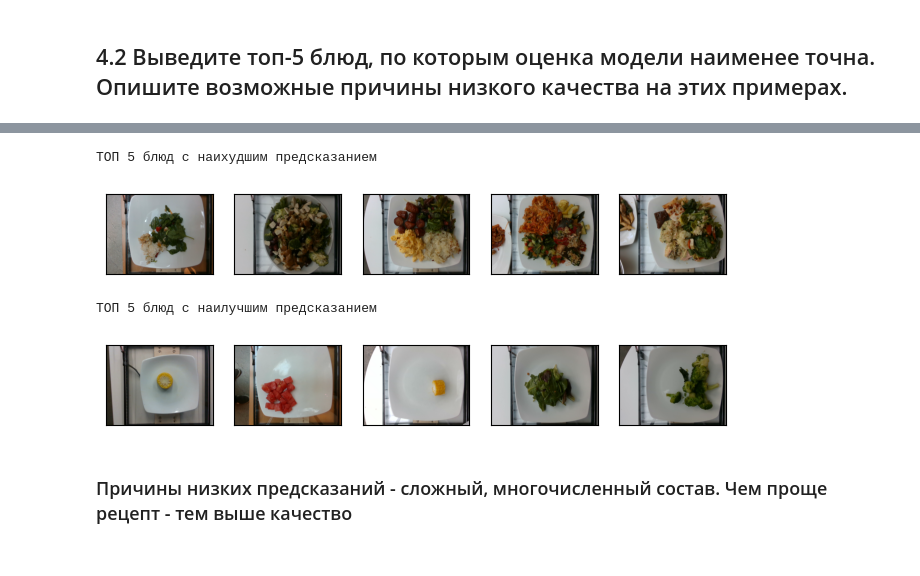
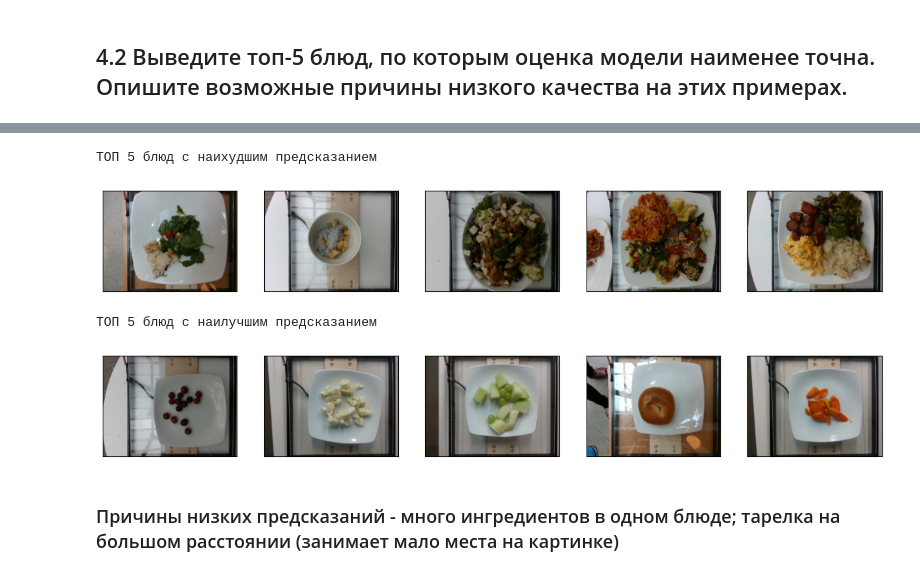
Before and after one commit to russele7/practicum_dle_sprint_4, a Jupyter notebook: solution.ipynb, the cells around one changed output, grey strips where cells are left out. Cells and saved outputs as stored; diff of their text form; code cells hidden in the pictures.

```diff
--- a/solution.ipynb
+++ b/solution.ipynb
@@ -157,7 +157,7 @@ class Config:
     TEXT_LR = 3e-5
     IMAGE_LR = 1e-4
     REGRESSOR_LR = 1e-3
-    EPOCHS = 20 #30
+    EPOCHS = 12 #30
     DROPOUT = 0.2
     HIDDEN_DIM = 256
 
@@ -283,14 +332,14 @@ df
 # %%
 print(f'ТОП 5 блюд с наихудшим предсказанием')
-plot_images_flatten(df['dish_id'][:5], sample_flg=False)
+plot_images_flatten(df['dish_id'][:5], sample_flg=False, figsize=(15, 15))
 # %% [output]
 ТОП 5 блюд с наихудшим предсказанием
-[figure, old version]
+[figure, new version]
 # %%
 print(f'ТОП 5 блюд с наилучшим предсказанием')
-plot_images_flatten(df['dish_id'][-5:], sample_flg=False)
+plot_images_flatten(df['dish_id'][-5:], sample_flg=False, figsize=(15, 15))
 # %% [output]
 ТОП 5 блюд с наилучшим предсказанием
-[figure, old version]
+[figure, new version]
 # %% [markdown]
-### Причины низких предсказаний - сложный, многочисленный состав. Чем проще рецепт - тем выше качество
+### Причины низких предсказаний - много ингредиентов в одном блюде; тарелка на большом расстоянии (занимает мало места на картинке)
```
Also changed, not shown: parts of 7 cells of this notebook, 1 other file.
